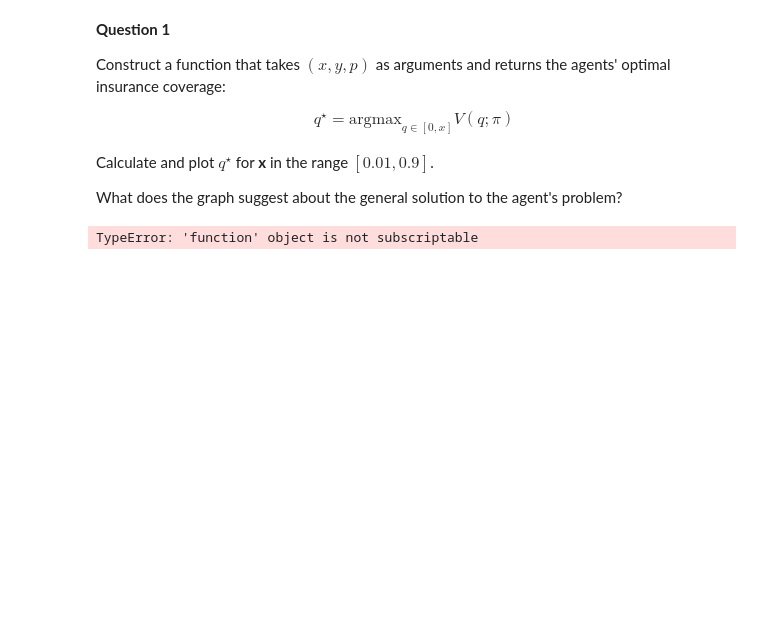
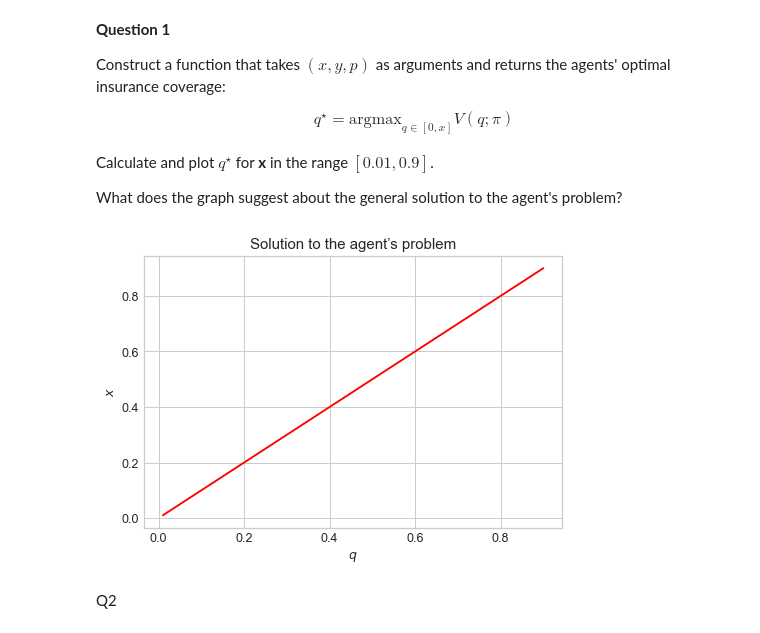
Before and after one commit to KamilPan/PS, a Jupyter notebook: Inaugural_KP/Inaugural_KP.ipynb, the cells around one changed output. Saved outputs shown, nothing was run; the diff lists cells and outputs as text; code cells hidden in the pictures; blank space fills up the shorter version.

```diff
--- a/Inaugural_KP/Inaugural_KP.ipynb
+++ b/Inaugural_KP/Inaugural_KP.ipynb
@@ -70,10 +73,12 @@ def u(z,vartheta):
 # %%
-def v_0(p,u,y,x):
-    return p*u(y-x) + (1-p)*y
-
-def v(p,u,y,x,q):
-    pi =p*q
-    return p*u(y-x+q-pi) + (1-p)*u(y-pi)
+def V(x,q,p,y):
+    return p*u(y-x+q-prem(p,q),vartheta) + (1-p)*u(y-prem(p,q),vartheta)
+# %%
+#Parameters
+y = 1
+p = 0.2
+vartheta = -2
+N = 100
 # %% [markdown]
 **Question 1**
 
@@ -105,12 +93,25 @@ vartheta = -2
 # %%
-objective = lambda v: -(p*u(y-v[0]+v[1]-pi) + (1-p)*u(y-pi))
-x = v[0]
-q = v[1]
-pi = p*q
-cons = {'type': 'ineq', 'fun': lambda x: v[0]-v[1]}
-b1 = (0,None)
-b2 = (0,v[0])
-bnds = (b1,b2)
-res = minimize(objective,(0.2,0.2),bounds=bnds,constrains=cons)
+result = np.zeros(N)
+xs = np.linspace(0.01,0.9,N)
+
+def q_star(x,y,p):
+    objective = lambda q: -V(x,q,p,y)
+    res = optimize.minimize_scalar(objective,bounds=(0,x)\
+                                   ,method='bounded')
+    return res.x
+
+# loop
+result = [q_star(xs[i],y,p) for i in range(N)]
+pi_1 = xs*result #needed for graph in Q2
-# %% [output]
-TypeError: 'function' object is not subscriptable
+# %%
+fig = plt.figure(dpi=90) # dpi = dots-per-inch (resolution)
+ax = fig.add_subplot(1,1,1)
+ax.plot(result,xs,color='red')
+ax.set_xlabel('$q$')
+ax.set_ylabel('$x$')
+ax.set_title('Solution to the agent’s problem')
+ax.grid(True)
+# %% [output]
+[figure, added]
+# %% [markdown]
+Q2
```
Also changed, not shown: parts of 14 cells of this notebook.
